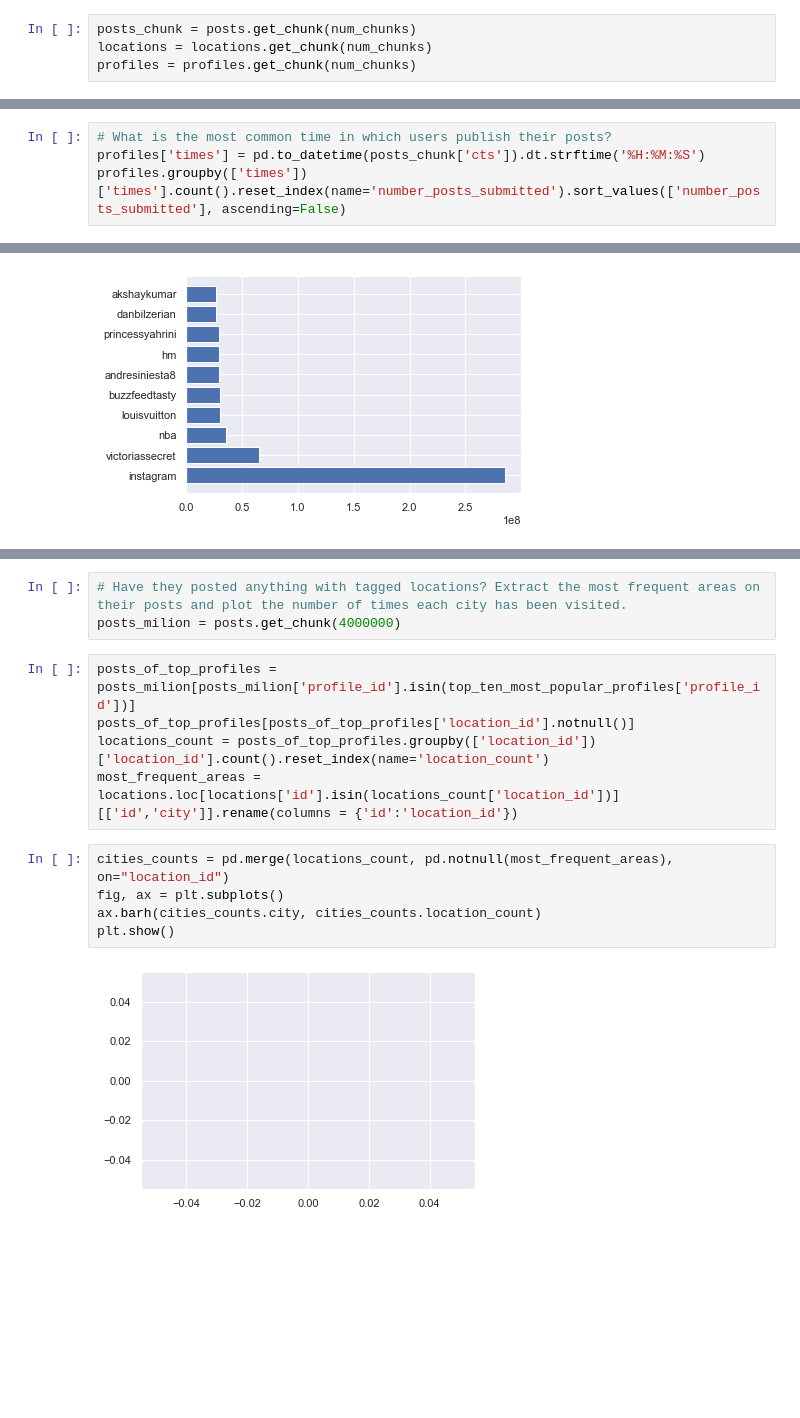
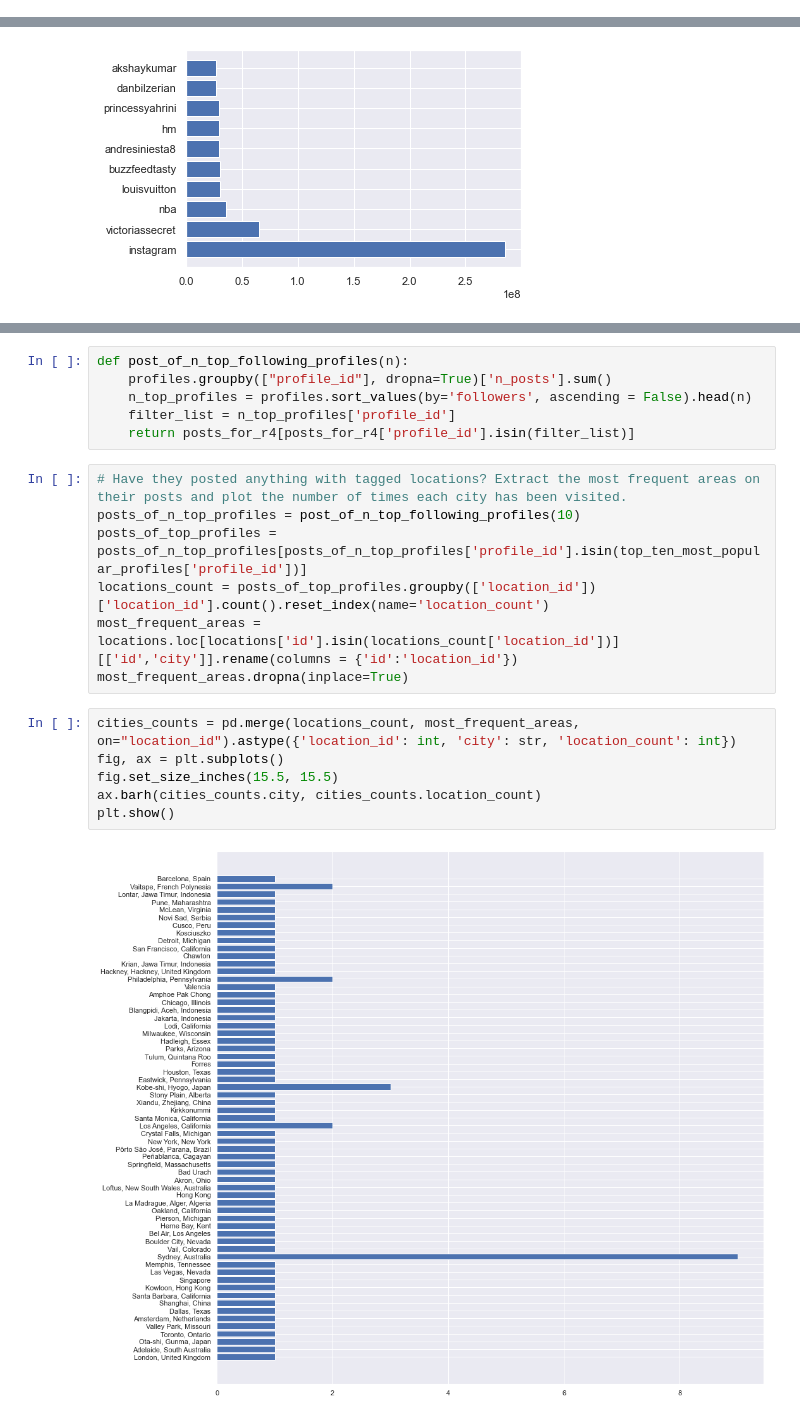
Before and after one commit to GiacomoBelliniStudent/ADM-HW2, a Jupyter notebook: main.ipynb, the cells around one changed output, grey strips where cells are left out. Drawn from its saved outputs; the diff is of its cells as text; blank space fills up the shorter version.

Commit message:
update homework with post all dataset analysis

```diff
--- a/main.ipynb
+++ b/main.ipynb
@@ -271,4 +289,0 @@ num_chunks = 10000
-# %%
-posts_chunk = posts.get_chunk(num_chunks)
-locations = locations.get_chunk(num_chunks)
-profiles = profiles.get_chunk(num_chunks)
@@ -466,4 +289,0 @@ not business account percentage: 42.56525987086176
-# %%
-# What is the most common time in which users publish their posts?
-profiles['times'] = pd.to_datetime(posts_chunk['cts']).dt.strftime('%H:%M:%S')
-profiles.groupby(['times'])['times'].count().reset_index(name='number_posts_submitted').sort_values(['number_posts_submitted'], ascending=False)
@@ -578,20 +303,26 @@ top_ten_most_popular_profiles.loc[top_ten_most_popular_profiles['followers'] ==
 # %% [output]
 |  | sid | profile_id | profile_name | firstname_lastname | description | following | followers | n_posts | ... |
 | 2880218 | 336492 | 25025320.0 | instagram | Instagram | Bringing you closer to the people... | 226.0 | 285457645.0 | 5760.0 | ... |
+# %%
+def post_of_n_top_following_profiles(n):
+    profiles.groupby(["profile_id"], dropna=True)['n_posts'].sum()
+    n_top_profiles = profiles.sort_values(by='followers', ascending = False).head(n)
+    filter_list = n_top_profiles['profile_id']
+    return posts_for_r4[posts_for_r4['profile_id'].isin(filter_list)]
 # %%
 # Have they posted anything with tagged locations? Extract the most frequent areas on their posts and plot the number of times each city has been visited.
-posts_milion = posts.get_chunk(4000000)
+posts_of_n_top_profiles = post_of_n_top_following_profiles(10)
+posts_of_top_profiles = posts_of_n_top_profiles[posts_of_n_top_profiles['profile_id'].isin(top_ten_most_popular_profiles['profile_id'])]
+locations_count = posts_of_top_profiles.groupby(['location_id'])['location_id'].count().reset_index(name='location_count')
+most_frequent_areas = locations.loc[locations['id'].isin(locations_count['location_id'])][['id','city']].rename(columns = {'id':'location_id'})
+most_frequent_areas.dropna(inplace=True)
-# %%
-posts_of_top_profiles = posts_milion[posts_milion['profile_id'].isin(top_ten_most_popular_profiles['profile_id'])]
-posts_of_top_profiles[posts_of_top_profiles['location_id'].notnull()]
-locations_count = posts_of_top_profiles.groupby(['location_id'])['location_id'].count().reset_index(name='location_count')
-most_frequent_areas = locations.loc[locations['id'].isin(locations_count['location_id'])][['id','city']].rename(columns = {'id':'location_id'})
 # %%
-cities_counts = pd.merge(locations_count, pd.notnull(most_frequent_areas), on="location_id")
+cities_counts = pd.merge(locations_count, most_frequent_areas, on="location_id").astype({'location_id': int, 'city': str, 'location_count': int})
 fig, ax = plt.subplots()
+fig.set_size_inches(15.5, 15.5)
 ax.barh(cities_counts.city, cities_counts.location_count)
 plt.show()
 # %% [output]
-[figure, old version]
+[figure, new version]
 # %%
 # How many pictures-only posts have they published? How many reels? (only videos) and how many with both contents? Provide the number as percentages and interpret those figures.
```
Also changed, not shown: parts of 56 cells of this notebook.
